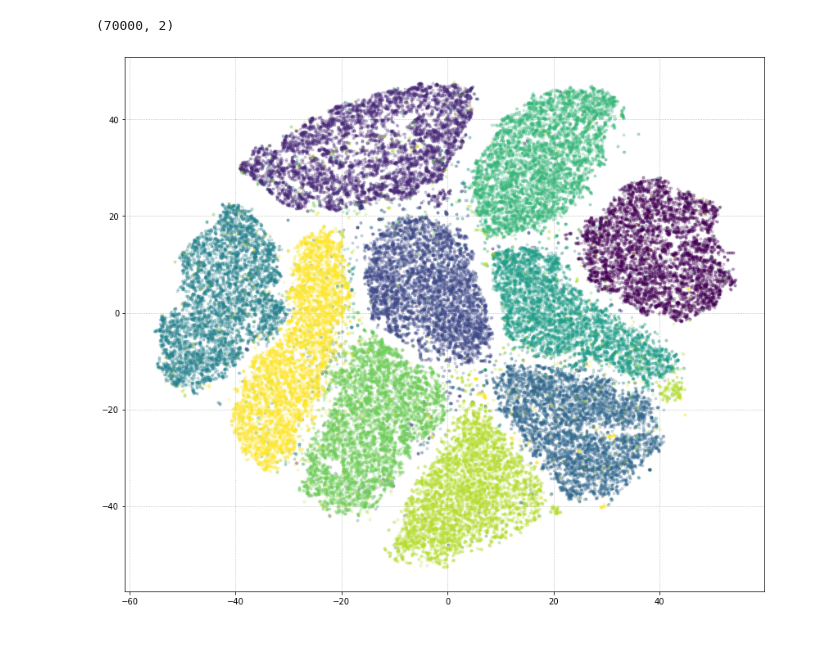
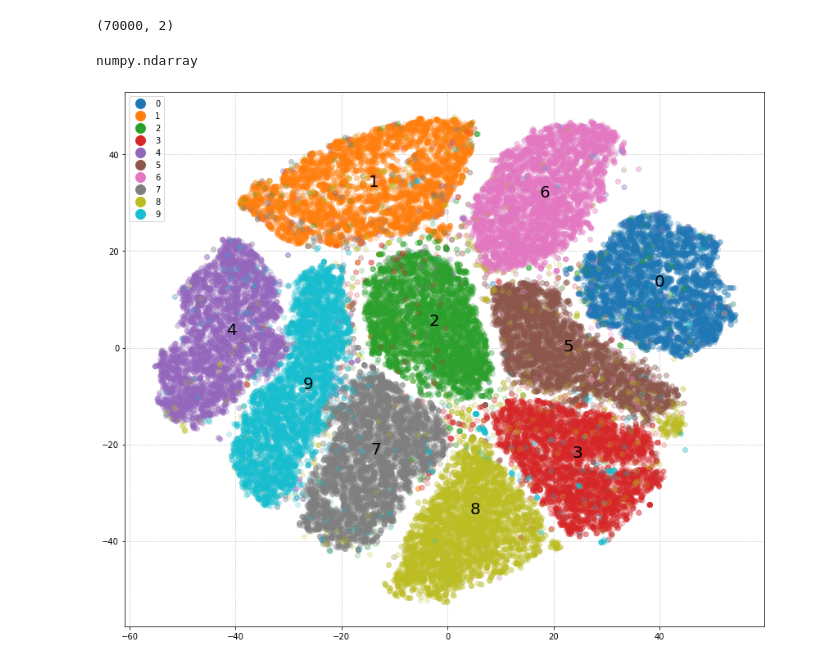
Before and after one commit to capac/scikit-learn-exercises, a Jupyter notebook: t-sne.ipynb, the cells around one changed output. Drawn from its saved outputs; the diff is of its cells as text; code cells hidden in the pictures.

Commit message:
Added plot labels

```diff
--- a/t-sne.ipynb
+++ b/t-sne.ipynb
@@ -71,12 +71,27 @@ Time elapsed: 2006.6585 sec
 X_reduced.shape
 # %% [output]
 (70000, 2)
+# %%
+type(X_reduced)
+# %% [output]
+numpy.ndarray
+# %%
+def calculate_label_centroid(x_arr, y_arr, label):
+    centroid_arr = []
+    for col in range(0, 2):
+        centroid_arr.append(sum(x_arr[y_arr == label, col])/len(x_arr[y_arr == label, col]))
+    return centroid_arr
 # %%
 fig, ax = plt.subplots(figsize=(14, 12))
-color_map = get_cmap('viridis', 10)
+color_map = get_cmap('tab10', 10)
 colors = color_map.colors
 for i, color in enumerate(colors):
-    ax.plot(X_reduced[Y == i, 0], X_reduced[Y == i, 1], marker='.', linestyle='', c=color, alpha=0.2)
+    ax.plot(X_reduced[Y == i, 0], X_reduced[Y == i, 1], marker='o', linestyle='', c=color, alpha=0.2, label=i)
+    ax.annotate(s=str(i), xy=(calculate_label_centroid(X_reduced, Y, i)[0], calculate_label_centroid(X_reduced, Y, i)[1]), fontsize=20)
+leg = plt.legend(loc=2)
+for lh in leg.legendHandles:
+    lh._legmarker.set_alpha(1)
+    lh._legmarker.set_markersize(12)
 plt.grid(True, linestyle=':');
 # %% [output]
-[figure, old version]
+[figure, new version]
```
